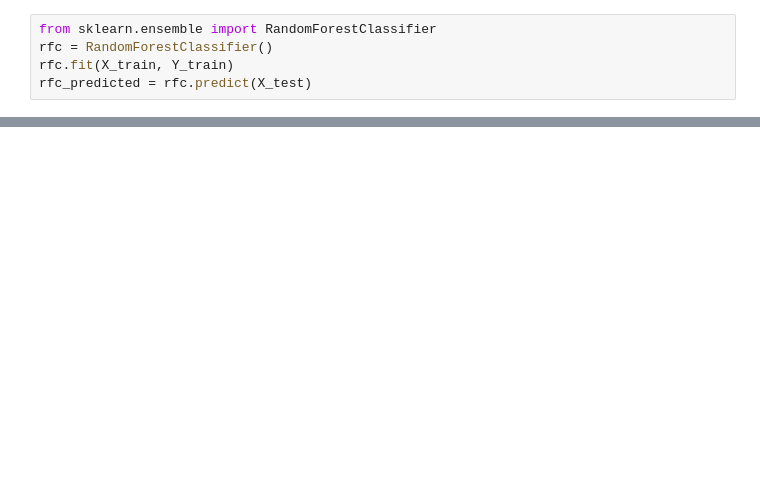
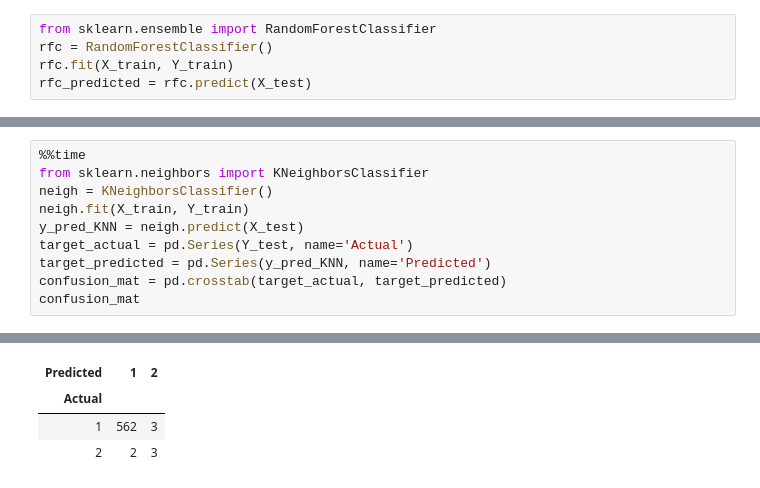
Before and after one commit to nikderi/Projects, a Jupyter notebook: projectone.ipynb, the cells around one changed output, grey strips where cells are left out. Drawn from its saved outputs; the diff is of its cells as text; blank space fills up the shorter version.

```diff
--- a/projectone.ipynb
+++ b/projectone.ipynb
@@ -1060,0 +688,11 @@ cross_val_score(SVC(), pc_norm, train_label)
+# %%
+%%time
+from sklearn.neighbors import KNeighborsClassifier
+neigh = KNeighborsClassifier()
+neigh.fit(X_train, Y_train)
+y_pred_KNN = neigh.predict(X_test)
+target_actual = pd.Series(Y_test, name='Actual')
+target_predicted = pd.Series(y_pred_KNN, name='Predicted')
+confusion_mat = pd.crosstab(target_actual, target_predicted)
+confusion_mat
+# %% [output]
@@ -1060,0 +700,4 @@ cross_val_score(SVC(), pc_norm, train_label)
+| Predicted | 1 | 2 |
+| Actual |  |  |
+| 1 | 562 | 3 |
+| 2 | 2 | 3 |
```
Also changed, not shown: parts of 102 cells of this notebook.
